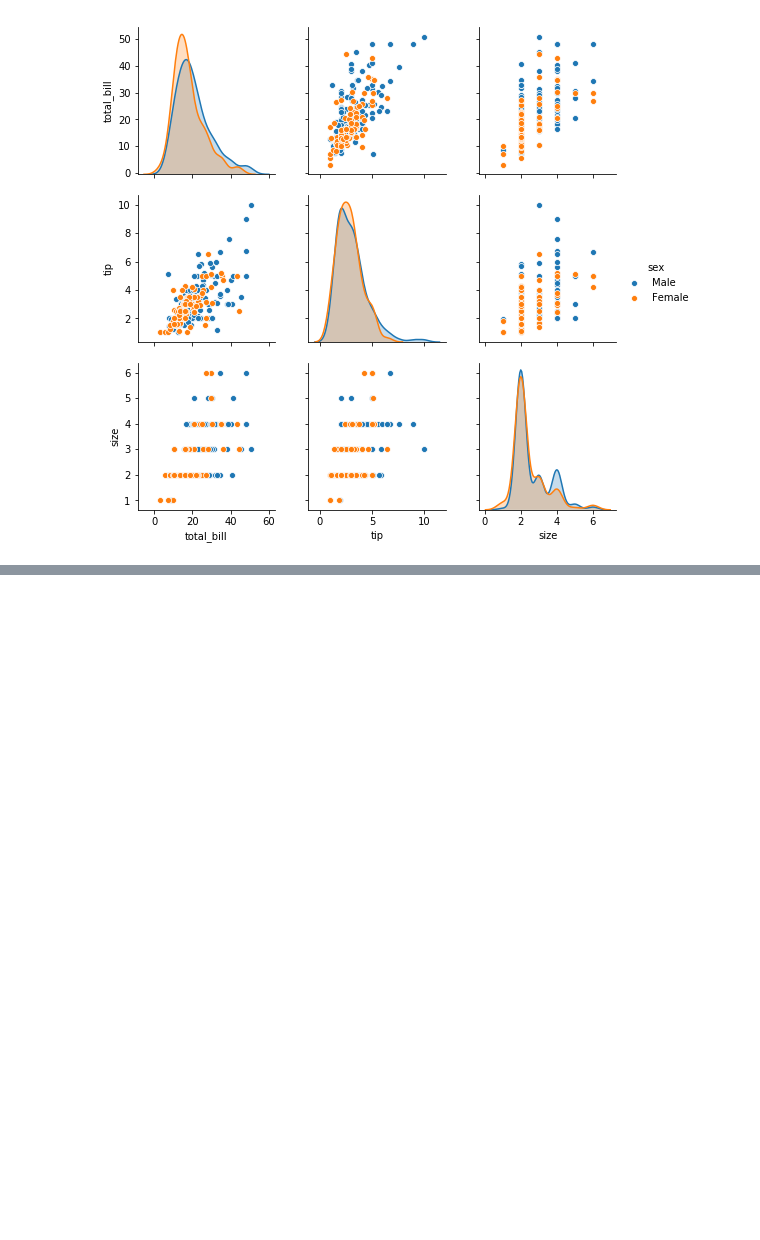
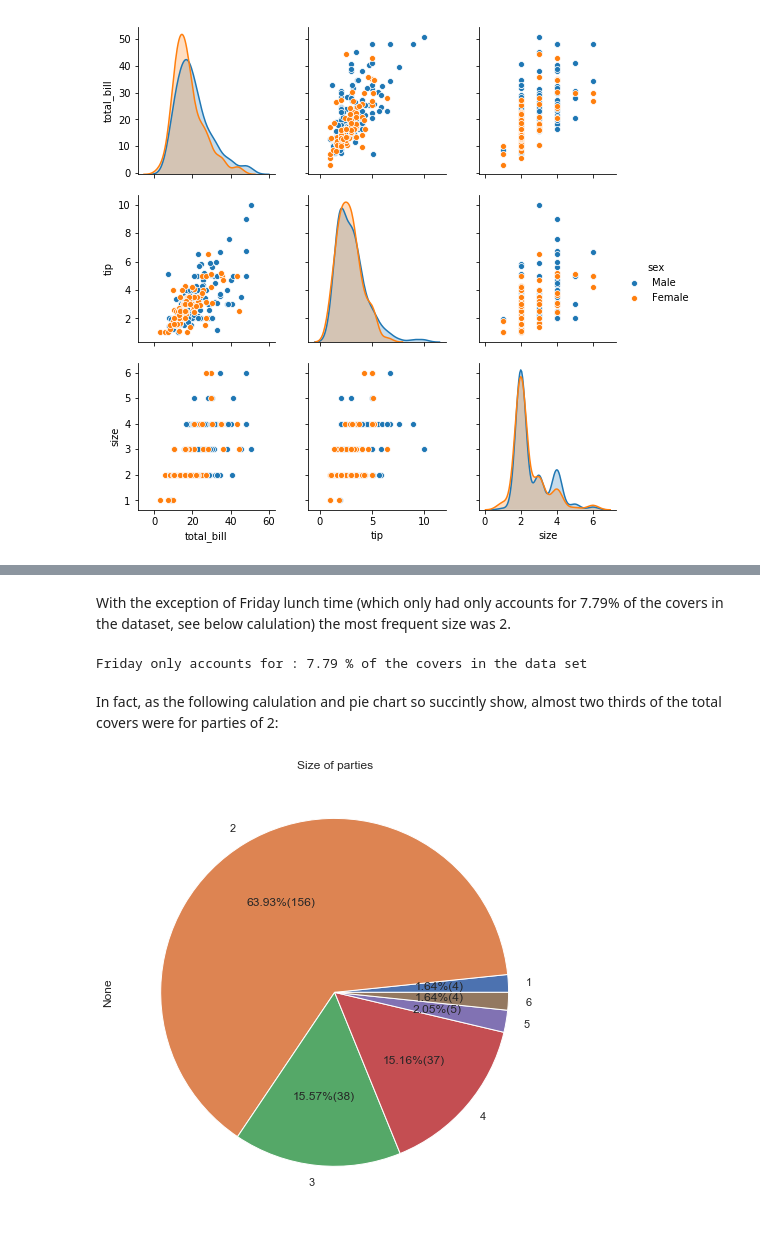
Before and after one commit to fionaoriordan/52446_19_tips, a Jupyter notebook: tips_notebook.ipynb, the cells around one changed output, grey strips where cells are left out. Drawn from its saved outputs; the diff is of its cells as text; code cells hidden in the pictures; blank space fills up the shorter version.

```diff
--- a/tips_notebook.ipynb
+++ b/tips_notebook.ipynb
@@ -112,0 +163,32 @@ sns.pairplot(df, hue = 'smoker')
+# %% [markdown]
+ With the exception of Friday lunch time (which only had only accounts for 7.79% of the covers in the dataset, see below calulation) the most frequent size was 2.
+# %%
+
+
+percentageFri = (df.query('day == "Fri"').day.count())*100/(df.shape[0])
+#df.query('education == "9th"').education.count()
+print(f"Friday only accounts for : {round(percentageFri, 2)} % of the covers in the data set")
+# %% [output]
+Friday only accounts for : 7.79 % of the covers in the data set
+# %% [markdown]
+In fact, as the following calulation and pie chart so succintly show, almost two thirds of the total covers were for parties of 2:
+# %%
+# Adapted from https://stackoverflow.com/a/54087182
+
+import pandas as pd
+import matplotlib.pyplot as plt
+
+dfsize = df.groupby('size').size()
+
+sns.set()
+dfsize.plot(# create a pie chart
+            kind='pie',
+            # set the title of the pie chart
+            title='Size of parties',
+            # figure size
+            figsize=[8,8],
+            # with the percent listed as a fraction
+            autopct=lambda p: '{:.2f}%({:.0f})'.format(p,(p/100)*dfsize.sum()))
+plt.show()
+# %% [output]
+[figure, added]
```
Also changed, not shown: parts of 16 cells of this notebook.
